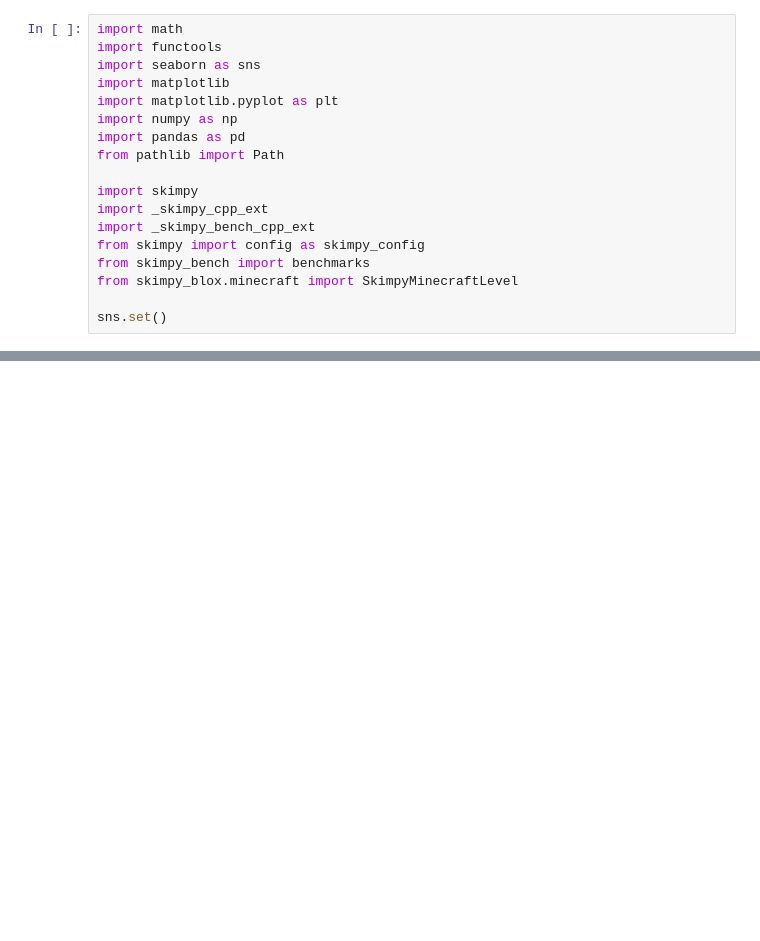
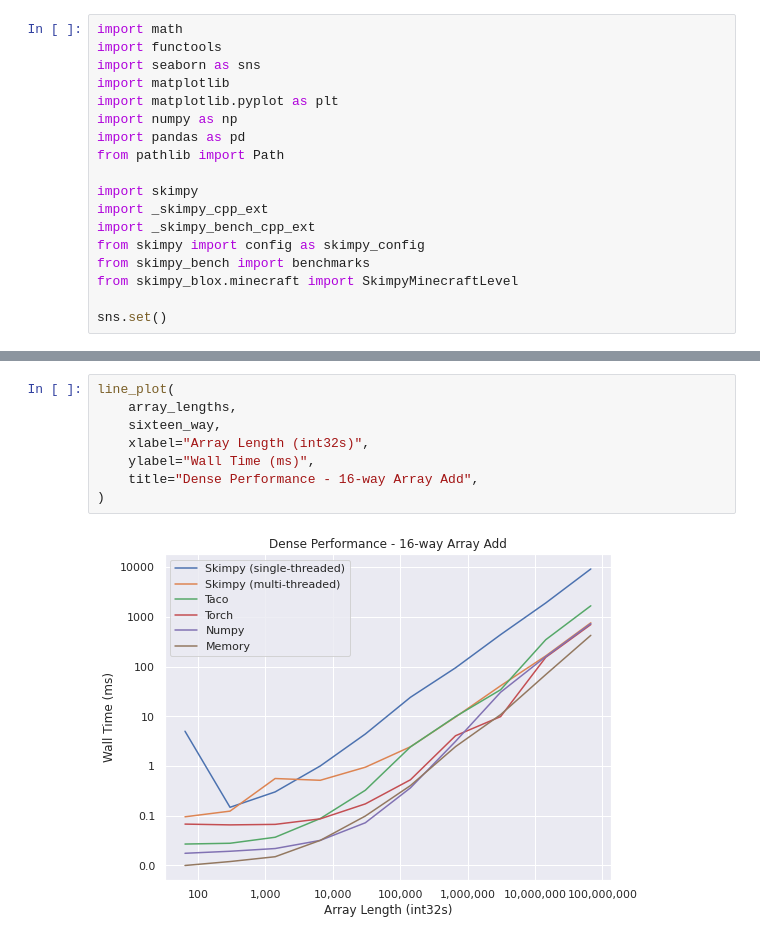
Before and after one commit to turtlesoupy/pyskip, a Jupyter notebook: notebooks/skimpy_bench_project.ipynb, the cells around one changed output, grey strips where cells are left out. Drawn from its saved outputs; the diff is of its cells as text; blank space fills up the shorter version.

```diff
--- a/notebooks/skimpy_bench_project.ipynb
+++ b/notebooks/skimpy_bench_project.ipynb
@@ -119,0 +168,10 @@ line_plot(
+# %%
+line_plot(
+    array_lengths,
+    sixteen_way,
+    xlabel="Array Length (int32s)",
+    ylabel="Wall Time (ms)",
+    title="Dense Performance - 16-way Array Add",
+)
+# %% [output]
+[figure, added]
```
Also changed, not shown: parts of 28 cells of this notebook, 1 other file.
